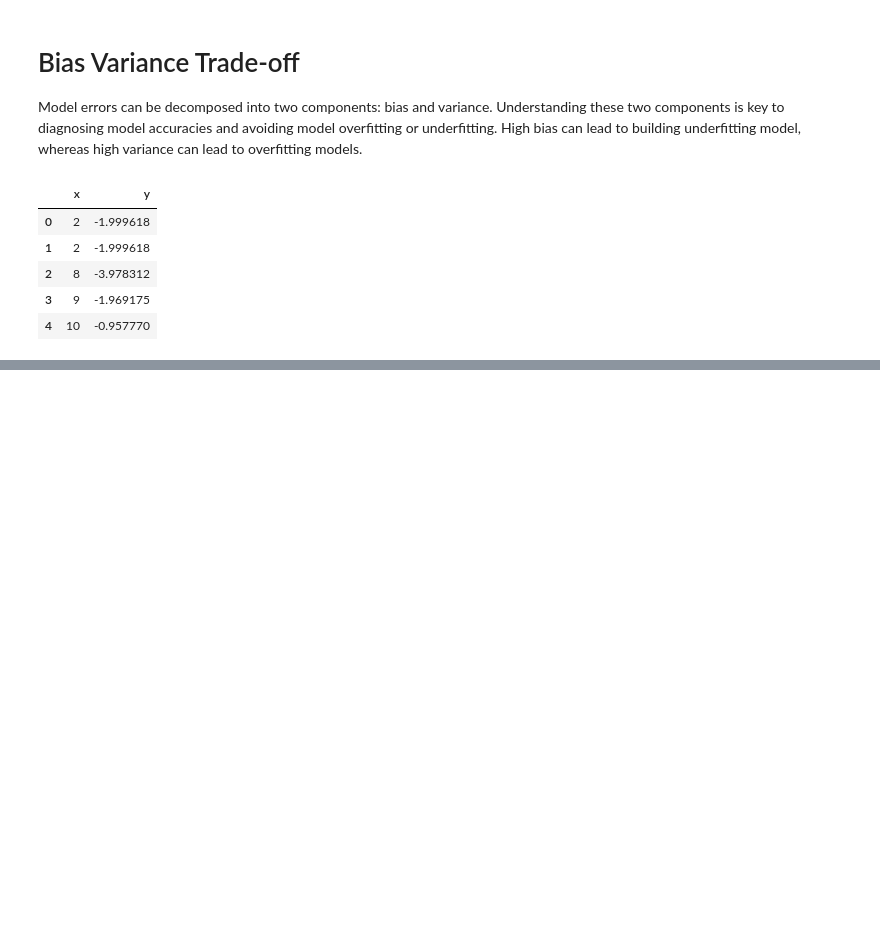
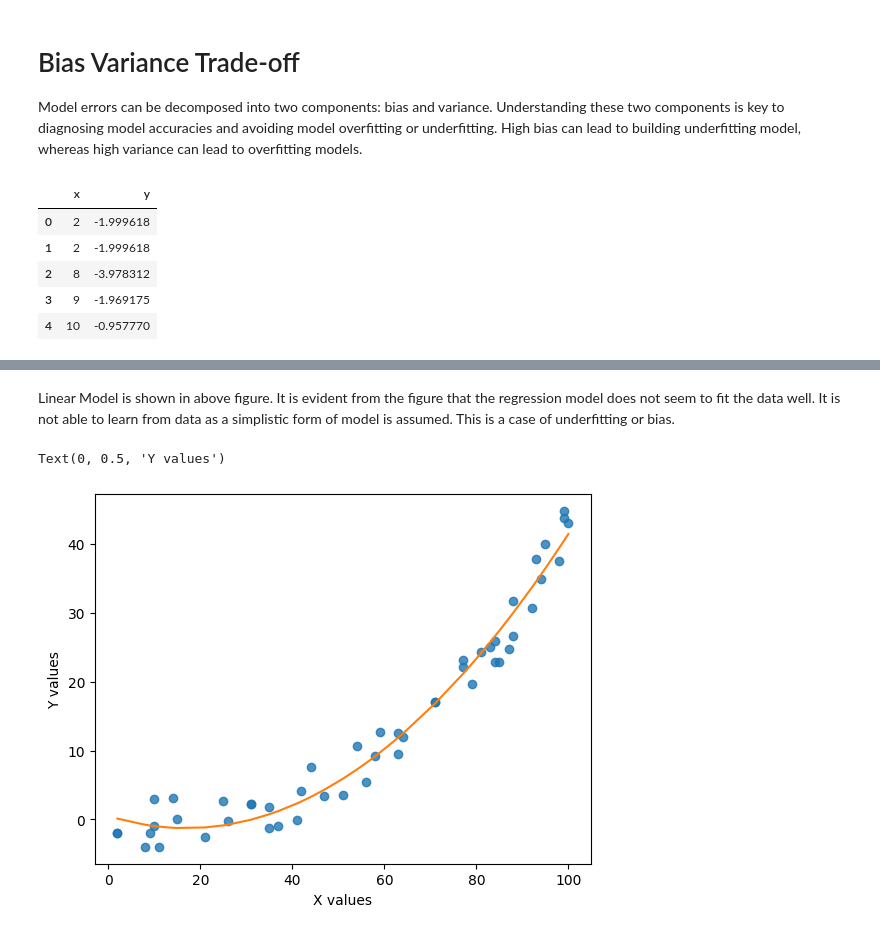
Before and after one commit to Anurag-Warthi/ExcelR, a Jupyter notebook: Data Science/04-Advanced_ML/03-Bias_Variance.ipynb, the cells around one changed output, grey strips where cells are left out. Saved outputs shown, nothing was run; the diff lists cells and outputs as text; code cells hidden in the pictures; blank space fills up the shorter version.

```diff
--- a/Data Science/04-Advanced_ML/03-Bias_Variance.ipynb
+++ b/Data Science/04-Advanced_ML/03-Bias_Variance.ipynb
@@ -20,0 +49,10 @@ curve_df.head()
+# %% [markdown]
+Linear Model is shown in above figure. It is evident from the figure that the regression model does not seem to fit the data well. It is not able to learn from data as a simplistic form of model is assumed. This is a case of underfitting or bias.
+# %%
+# Fitting a model with degree 2 (y = beta_1 * x_1 + beta_2 * x_1^2 + epsilon_i)
+fit_poly(2)
+plt.xlabel('X values')
+plt.ylabel('Y values')
+# %% [output]
+Text(0, 0.5, 'Y values')
+[figure, added]
```
Also changed, not shown: parts of 7 cells of this notebook.
